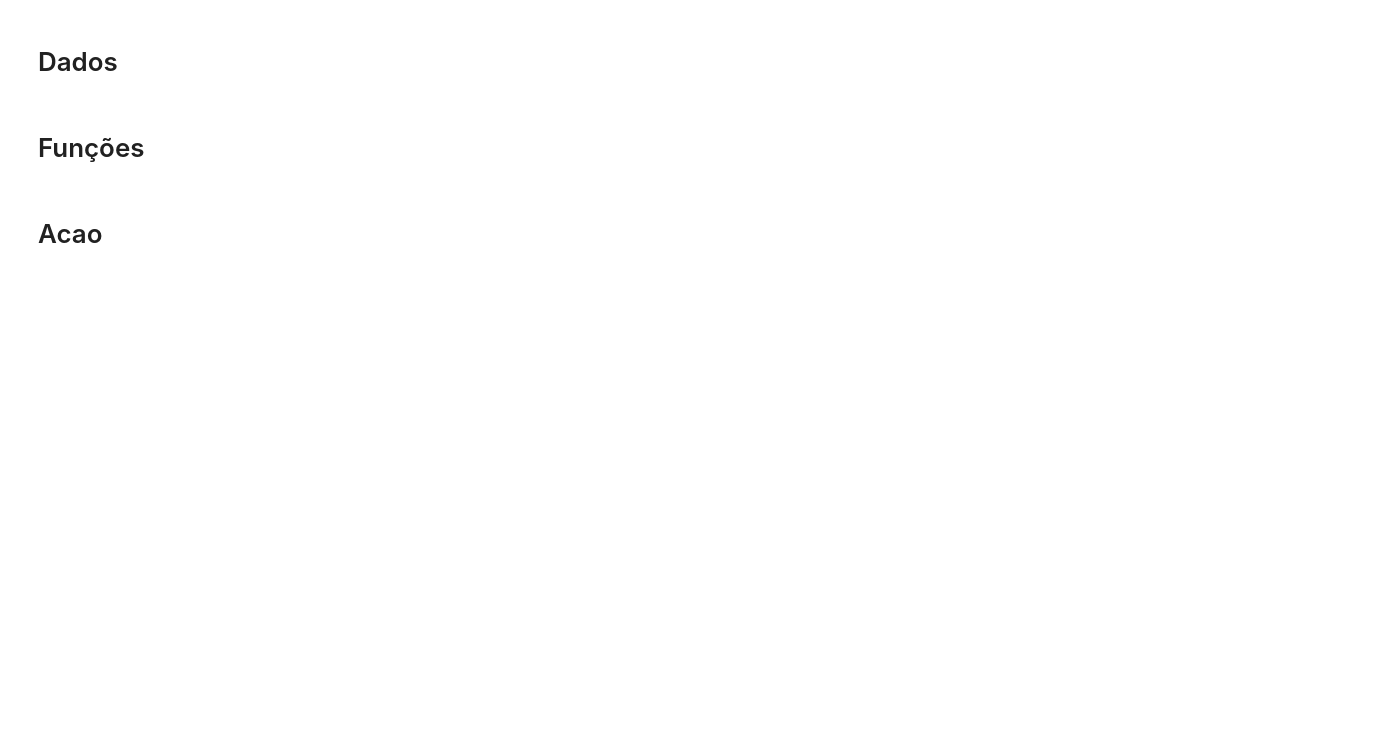
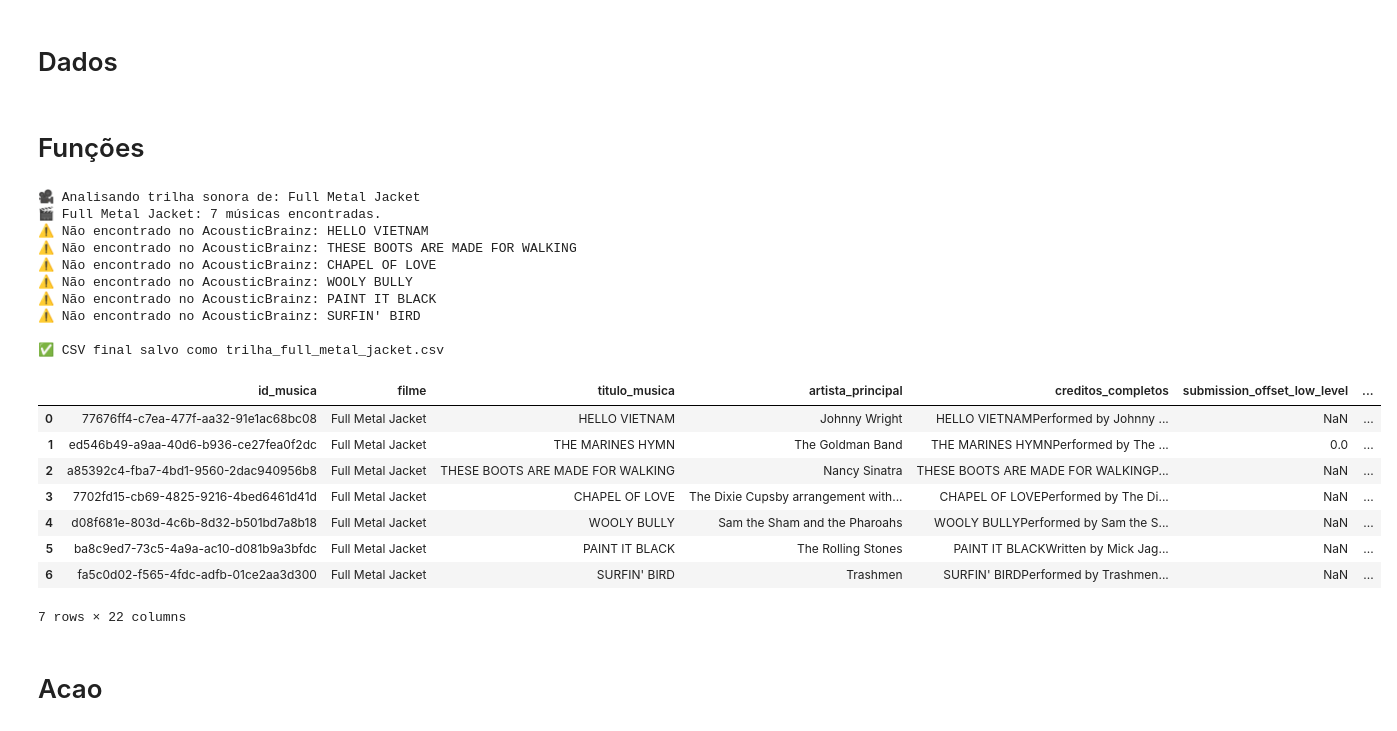
Before and after one commit to luther5000/Recomendador_de_Filmes, a Jupyter notebook: create_csv.ipynb, the cells around one changed output. Drawn from its saved outputs; the diff is of its cells as text; code cells hidden in the pictures; blank space fills up the shorter version.

```diff
--- a/create_csv.ipynb
+++ b/create_csv.ipynb
@@ -29,9 +21,7 @@ Note: you may need to restart the kernel to use updated packages.
 # %%
 import pandas as pd
 
-df_low_level = pd.read_csv('info_music_dataset/acousticbrainz-lowlevel.csv')
-df_rythm = pd.read_csv('info_music_dataset/acousticbrainz-rythm.csv')
-df_tonal = pd.read_csv('info_music_dataset/acousticbrainz-tonal.csv')
+df_low_level = pd.read_csv('info_music_dataset/info_musicas.csv')
 # %% [markdown]
 # Funções
 # %%
@@ -304,7 +294,7 @@ def buscar_info_acousticbrainz(titulo, artista):
         #    print(f"⚠ MBID {mbid} não encontrado no df_low_level")
 
         # ---- RYTHM ----
-        dados_rythm = df_rythm[df_rythm['mbid'] == mbid]
+        dados_rythm = df_low_level[df_low_level['mbid'] == mbid]
         if not dados_rythm.empty:
             dados_rythm = dados_rythm.iloc[0]
             features.update({
@@ -321,7 +311,7 @@ def buscar_info_acousticbrainz(titulo, artista):
         #    print(f"⚠ MBID {mbid} não encontrado no df_rythm")
 
         # ---- TONAL ----
-        dados_tonal = df_tonal[df_tonal['mbid'] == mbid]
+        dados_tonal = df_low_level[df_low_level['mbid'] == mbid]
         if not dados_tonal.empty:
             dados_tonal = dados_tonal.iloc[0]
             features.update({
@@ -403,6 +393,28 @@ def analisar_trilhas_thread(lista_filmes, nomearquivo, num_threads=10, salvar_cs
         threads[i].join()
         print(f"✅ Parte {i + 1} concluída.")
     print("\n🔄 Todas as partes concluídas.")
+# %%
+analisar_varias_trilhas(['Full Metal Jacket'], 'trilha_full_metal_jacket.csv')
+# %% [output]
+🎥 Analisando trilha sonora de: Full Metal Jacket
+🎬 Full Metal Jacket: 7 músicas encontradas.
+⚠ Não encontrado no AcousticBrainz: HELLO VIETNAM
+⚠ Não encontrado no AcousticBrainz: THESE BOOTS ARE MADE FOR WALKING
+⚠ Não encontrado no AcousticBrainz: CHAPEL OF LOVE
+⚠ Não encontrado no AcousticBrainz: WOOLY BULLY
+⚠ Não encontrado no AcousticBrainz: PAINT IT BLACK
+⚠ Não encontrado no AcousticBrainz: SURFIN' BIRD
+
+✅ CSV final salvo como trilha_full_metal_jacket.csv
+|  | id_musica | filme | titulo_musica | artista_principal | creditos_completos | submission_offset_low_level | ... |
+| 0 | 77676ff4-c7ea-477f-aa32-91e1ac68bc08 | Full Metal Jacket | HELLO VIETNAM | Johnny Wright | HELLO VIETNAMPerformed by Johnny ... | NaN | ... |
+| 1 | ed546b49-a9aa-40d6-b936-ce27fea0f2dc | Full Metal Jacket | THE MARINES HYMN | The Goldman Band | THE MARINES HYMNPerformed by The ... | 0.0 | ... |
+| 2 | a85392c4-fba7-4bd1-9560-2dac940956b8 | Full Metal Jacket | THESE BOOTS ARE MADE FOR WALKING | Nancy Sinatra | THESE BOOTS ARE MADE FOR WALKINGP... | NaN | ... |
+| 3 | 7702fd15-cb69-4825-9216-4bed6461d41d | Full Metal Jacket | CHAPEL OF LOVE | The Dixie Cupsby arrangement with... | CHAPEL OF LOVEPerformed by The Di... | NaN | ... |
+| 4 | d08f681e-803d-4c6b-8d32-b501bd7a8b18 | Full Metal Jacket | WOOLY BULLY | Sam the Sham and the Pharoahs | WOOLY BULLYPerformed by Sam the S... | NaN | ... |
+| 5 | ba8c9ed7-73c5-4a9a-ac10-d081b9a3bfdc | Full Metal Jacket | PAINT IT BLACK | The Rolling Stones | PAINT IT BLACKWritten by Mick Jag... | NaN | ... |
+| 6 | fa5c0d02-f565-4fdc-adfb-01ce2aa3d300 | Full Metal Jacket | SURFIN' BIRD | Trashmen | SURFIN' BIRDPerformed by Trashmen... | NaN | ... |
+7 rows × 22 columns
 # %%
 def coletar_filmes_wikipedia_tabela(url):
     resposta = requests.get(url)
```
Also changed, not shown: parts of 8 cells of this notebook.
